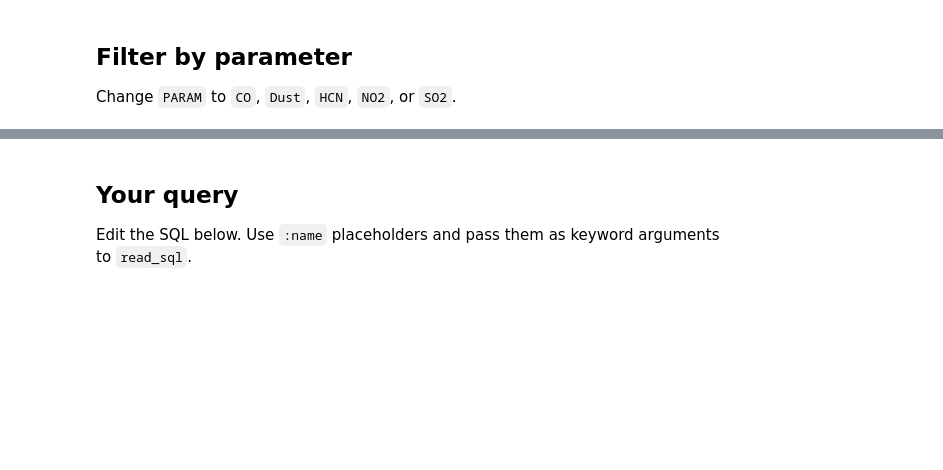
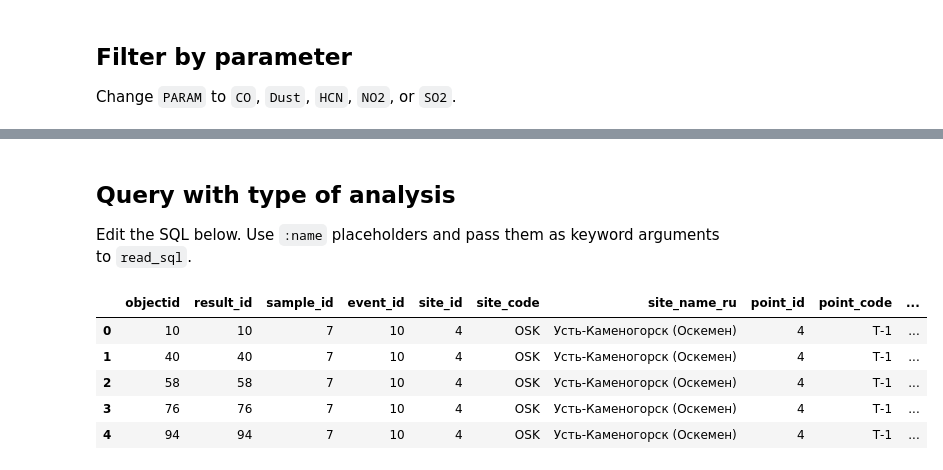
Before and after one commit to TimurMZh/EcoDB, a Jupyter notebook: notebooks/query_ecodb.ipynb, the cells around one changed output, grey strips where cells are left out. Cells and saved outputs as stored; diff of their text form; code cells hidden in the pictures; blank space fills up the shorter version.

```diff
--- a/notebooks/query_ecodb.ipynb
+++ b/notebooks/query_ecodb.ipynb
@@ -223,15 +342,22 @@ series
 # %% [markdown]
-## Your query
+## Query with type of analysis
 
 Edit the SQL below. Use `:name` placeholders and pass them as keyword arguments to `read_sql`.
 # %%
 df = read_sql(
     """
     SELECT *
     FROM eco.vw_results_flat
     WHERE media_type = :media
-    LIMIT 10
+    LIMIT 5
     """,
     media="air",
 )
 df
+# %% [output]
+|  | objectid | result_id | sample_id | event_id | site_id | site_code | site_name_ru | point_id | point_code | ... |
+| 0 | 10 | 10 | 7 | 10 | 4 | OSK | Усть-Каменогорск (Оскемен) | 4 | Т-1 | ... |
+| 1 | 40 | 40 | 7 | 10 | 4 | OSK | Усть-Каменогорск (Оскемен) | 4 | Т-1 | ... |
+| 2 | 58 | 58 | 7 | 10 | 4 | OSK | Усть-Каменогорск (Оскемен) | 4 | Т-1 | ... |
+| 3 | 76 | 76 | 7 | 10 | 4 | OSK | Усть-Каменогорск (Оскемен) | 4 | Т-1 | ... |
+| 4 | 94 | 94 | 7 | 10 | 4 | OSK | Усть-Каменогорск (Оскемен) | 4 | Т-1 | ... |
```
Also changed, not shown: parts of 10 cells of this notebook, 7 other files.
